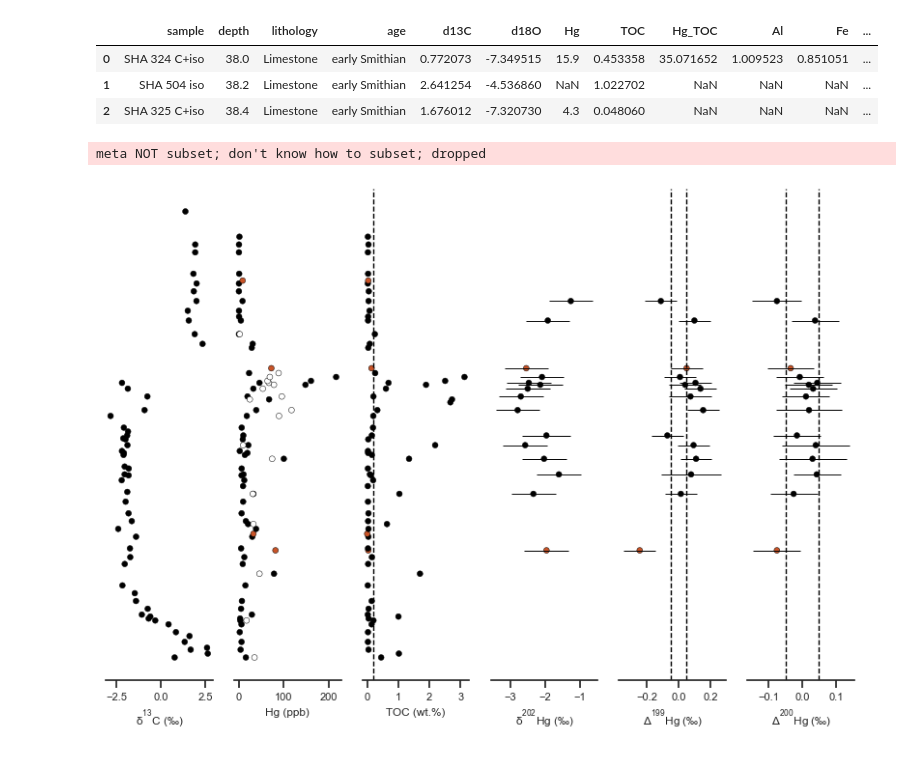
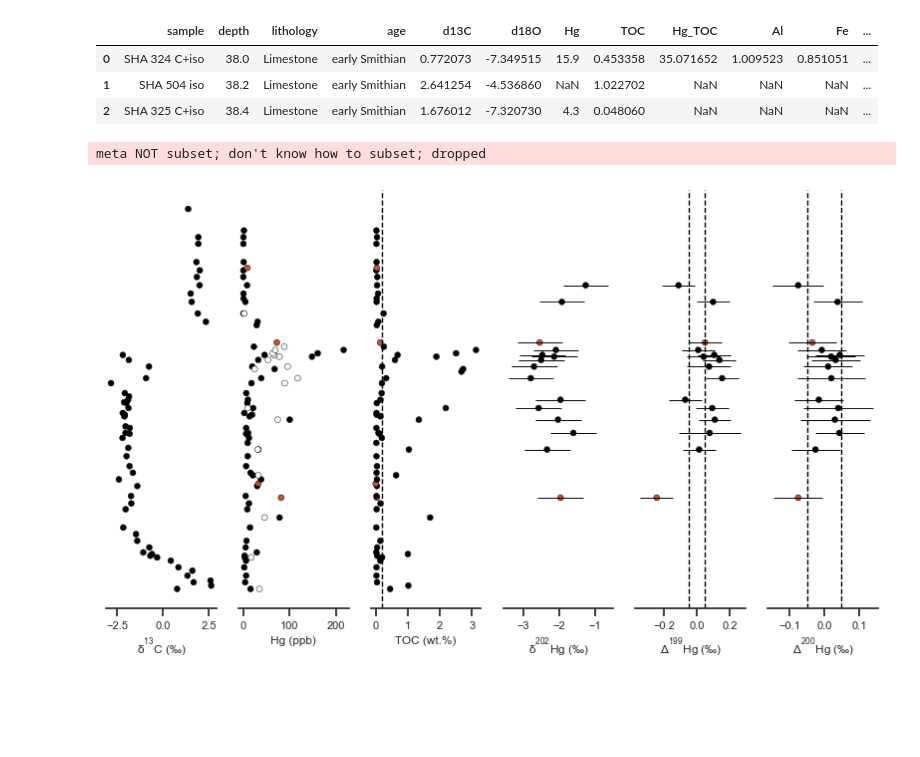
Before and after one commit to oluwaseun-edward/notebooks, a Jupyter notebook: shanggang.ipynb, the cells around one changed output. Cells and saved outputs as stored; diff of their text form; code cells hidden in the pictures; blank space fills up the shorter version.

```diff
--- a/shanggang.ipynb
+++ b/shanggang.ipynb
@@ -36,7 +36,7 @@ err200=sha["D200_se"]
 d13C = sha["d13C"]
 Hg=sha["Hg"]
 # %%
-fig, axes = plt.subplots(figsize=(10, 6.6),  # constrained_layout=True,
+fig, axes = plt.subplots(figsize=(10, 5.45),  # constrained_layout=True,
                          ncols=6, nrows=1, sharey=True)
 ax0, ax1, ax2, ax3, ax4, ax5 = axes
 
@@ -55,31 +55,31 @@ ax_2=[ax3, ax4, ax5]
 # make the subplots using a for loop.
 for ix, sub in enumerate(subs):
     sns.scatterplot(data=sha, x=sha[sub], y=depth, ax=ax[ix],
                     color='black', legend=False, edgecolor='black',
                     size=20, hue='lithology', palette=colors
                     )
     ax[ix].tick_params(labelsize=8)
     ax[ix].set_xlabel(xlabels[ix], fontsize=8.5)
 
 # add extra plot to 2nd subplot
 sns.scatterplot(data=sha, x=Hg_TOC, y=depth, ax=ax1,
                     color='white', legend=False, edgecolor='black',
                     size=20, alpha=1)
 # Customize axes fontsize.
 ax2.axvline(x=0.2, linestyle="--", color="black", linewidth=1)
 ax4.axvline(x=-0.05, linestyle="--", color="black", linewidth=1)
 ax4.axvline(x=0.05, linestyle="--", color="black", linewidth=1)
 ax5.axvline(x=-0.05, linestyle="--", color="black", linewidth=1)
 ax5.axvline(x=0.05, linestyle="--", color="black", linewidth=1)
 ax2.set_xticks([0, 1, 2, 3])
 ax4.set_xticks([-.4, -.2, 0, .2])
 
 # add error bars to Hg-isotope subplots
 for ix, sub in enumerate(err):
     ax_2[ix].errorbar(xerr=sha[sub], y=depth,x=err_subs[ix], ecolor="black", color="black",
              linestyle='none', elinewidth=0.7, capthick=0.5, mec='black')
 
 plt.savefig("../plots/sha_all.pdf", dpi=600)
 # %% [output]
 meta NOT subset; don't know how to subset; dropped
-[figure, old version]
+[figure, new version]
```
Also changed, not shown: 1 other file.
